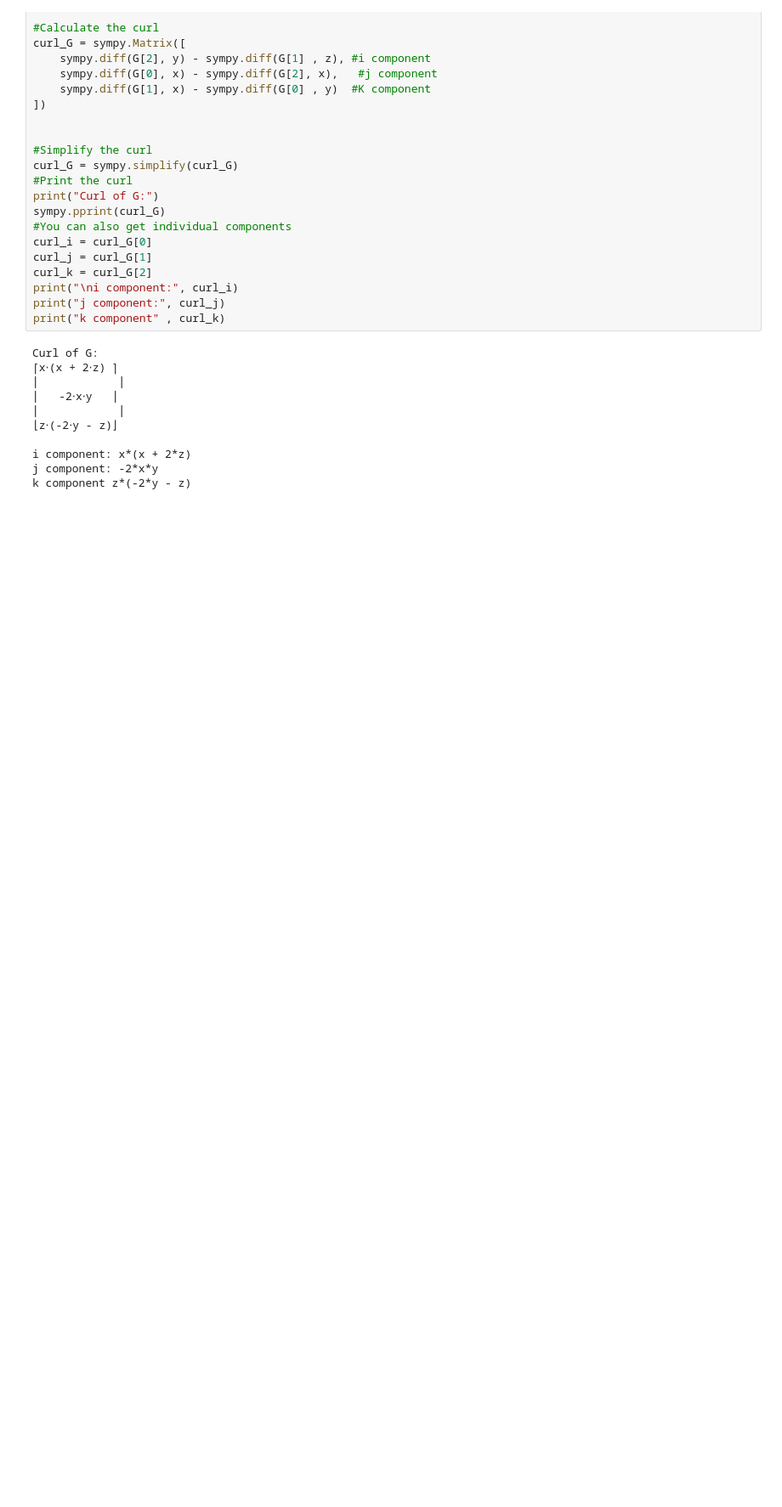
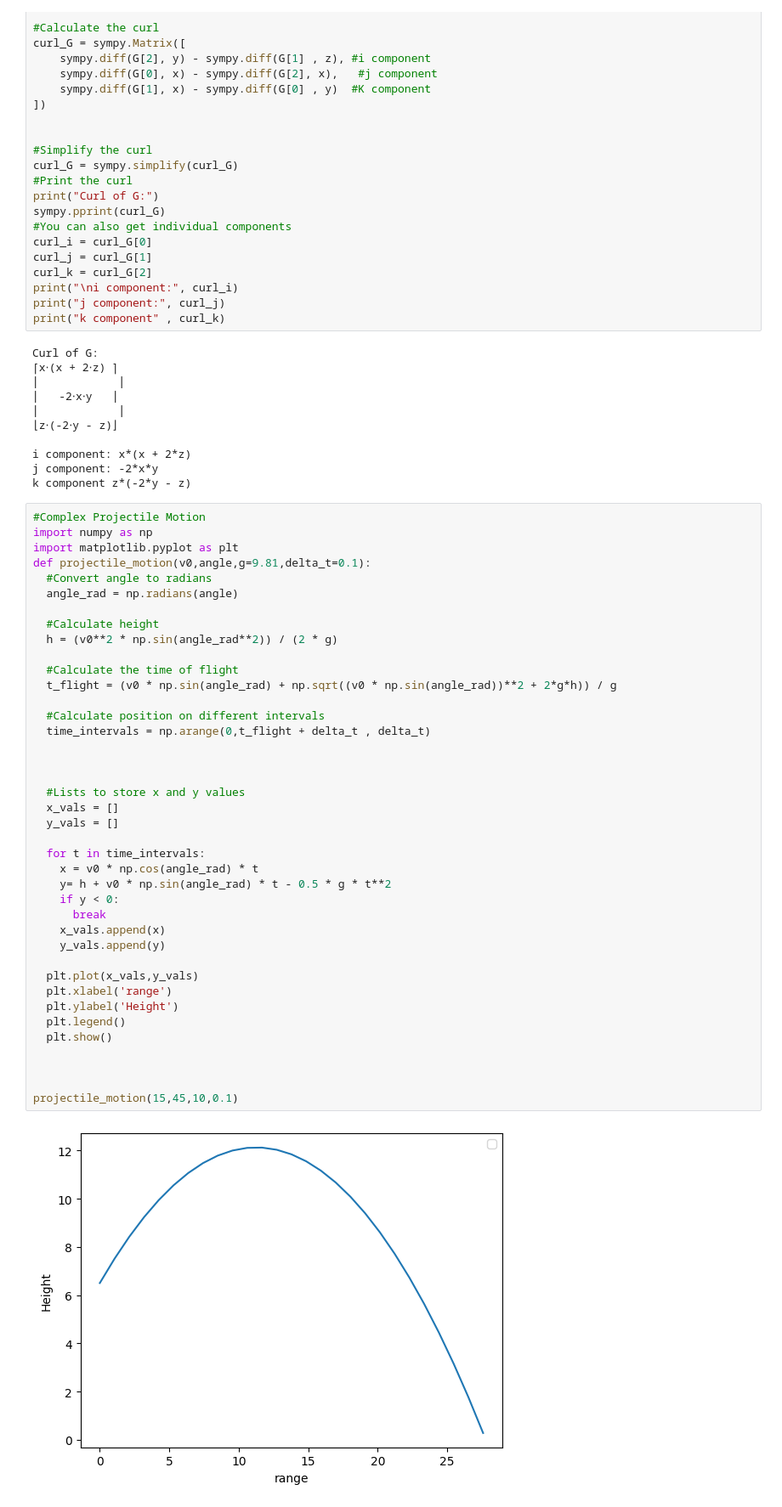
Before and after one commit to dheeman25/collab, a Jupyter notebook: chapter_appendix-tools-for-deep-learning/jupyter.ipynb, the cells around one changed output. Shown at 85% size. Saved outputs shown, nothing was run; the diff lists cells and outputs as text; blank space fills up the shorter version.

```diff
--- a/chapter_appendix-tools-for-deep-learning/jupyter.ipynb
+++ b/chapter_appendix-tools-for-deep-learning/jupyter.ipynb
@@ -508,3 +508,45 @@ Curl of G:
 i component: x*(x + 2*z)
 j component: -2*x*y
 k component z*(-2*y - z)
+# %%
+#Complex Projectile Motion
+import numpy as np
+import matplotlib.pyplot as plt
+def projectile_motion(v0,angle,g=9.81,delta_t=0.1):
+  #Convert angle to radians
+  angle_rad = np.radians(angle)
+
+  #Calculate height
+  h = (v0**2 * np.sin(angle_rad**2)) / (2 * g)
+
+  #Calculate the time of flight
+  t_flight = (v0 * np.sin(angle_rad) + np.sqrt((v0 * np.sin(angle_rad))**2 + 2*g*h)) / g
+
+  #Calculate position on different intervals
+  time_intervals = np.arange(0,t_flight + delta_t , delta_t)
+
+
+
+  #Lists to store x and y values
+  x_vals = []
+  y_vals = []
+
+  for t in time_intervals:
+    x = v0 * np.cos(angle_rad) * t
+    y= h + v0 * np.sin(angle_rad) * t - 0.5 * g * t**2
+    if y < 0:
+      break
+    x_vals.append(x)
+    y_vals.append(y)
+
+  plt.plot(x_vals,y_vals)
+  plt.xlabel('range')
+  plt.ylabel('Height')
+  plt.legend()
+  plt.show()
+
+
+
+projectile_motion(15,45,10,0.1)
+# %% [output]
+[figure, added]
```
